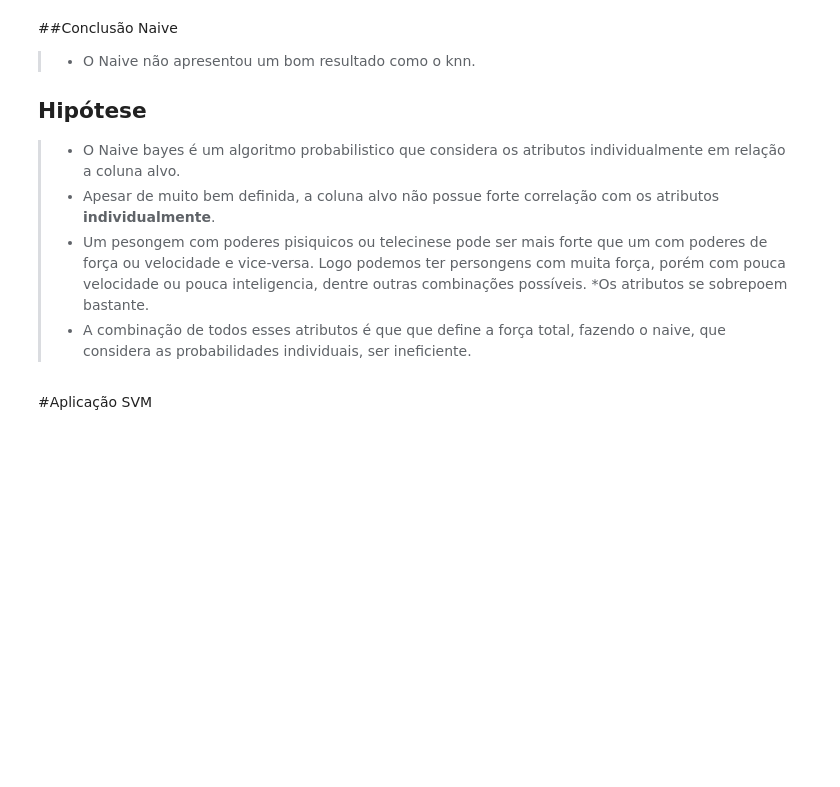
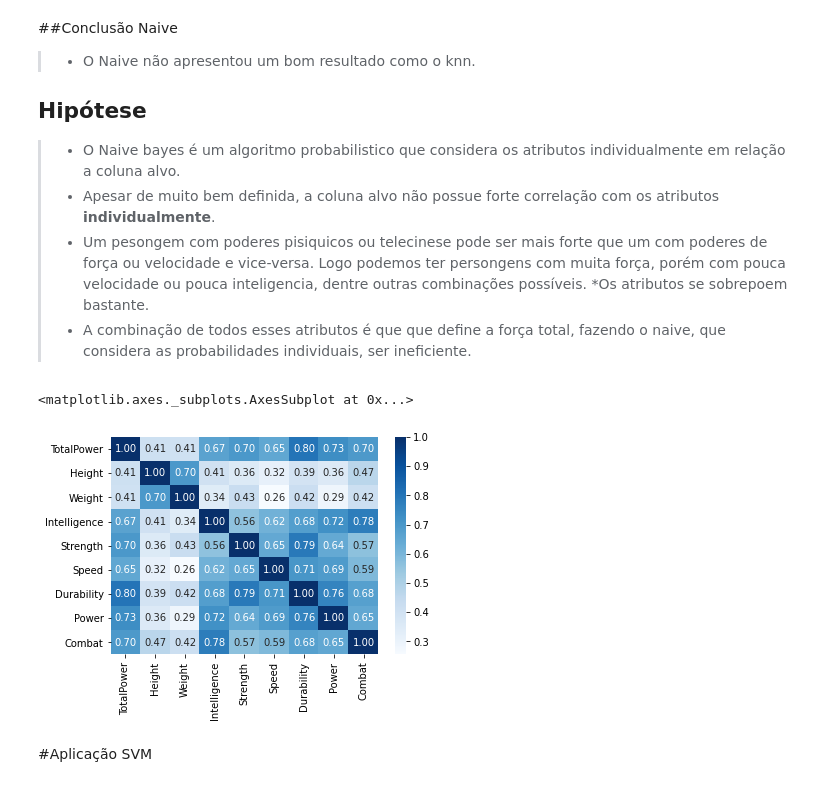
Before and after one commit to ashouy/Aprendizado-de-Maquina, a Jupyter notebook: Tarefa01.ipynb, the cells around one changed output. Cells and saved outputs as stored; diff of their text form; code cells hidden in the pictures; blank space fills up the shorter version.

```diff
--- a/Tarefa01.ipynb
+++ b/Tarefa01.ipynb
@@ -643,6 +650,14 @@ weighted avg     0.86(0.04)      0.8(0.05)       0.8(0.05)       58.9(0.3)
 >* Um pesongem com poderes pisiquicos ou telecinese pode ser mais forte que um com poderes de força ou velocidade e vice-versa. Logo podemos ter persongens com muita força, porém com pouca velocidade ou pouca inteligencia, dentre outras combinações possíveis.
 >*Os atributos se sobrepoem bastante.
 >* A combinação de todos esses atributos é que que define a força total, fazendo o naive, que considera as probabilidades individuais, ser ineficiente.
+# %%
+##correlação tabela
+import seaborn as sb
+corr = heroes[['TotalPower','Height',	'Weight',	'Intelligence',	'Strength',	'Speed',	'Durability',	'Power' ,	'Combat']].corr()
+sb.heatmap(corr, annot=True, fmt=".2f", cmap='Blues')
+# %% [output]
+<matplotlib.axes._subplots.AxesSubplot at 0x...>
+[figure, added]
 # %% [markdown]
 #Aplicação SVM
 # %%
```
Also changed, not shown: parts of 19 cells of this notebook.
